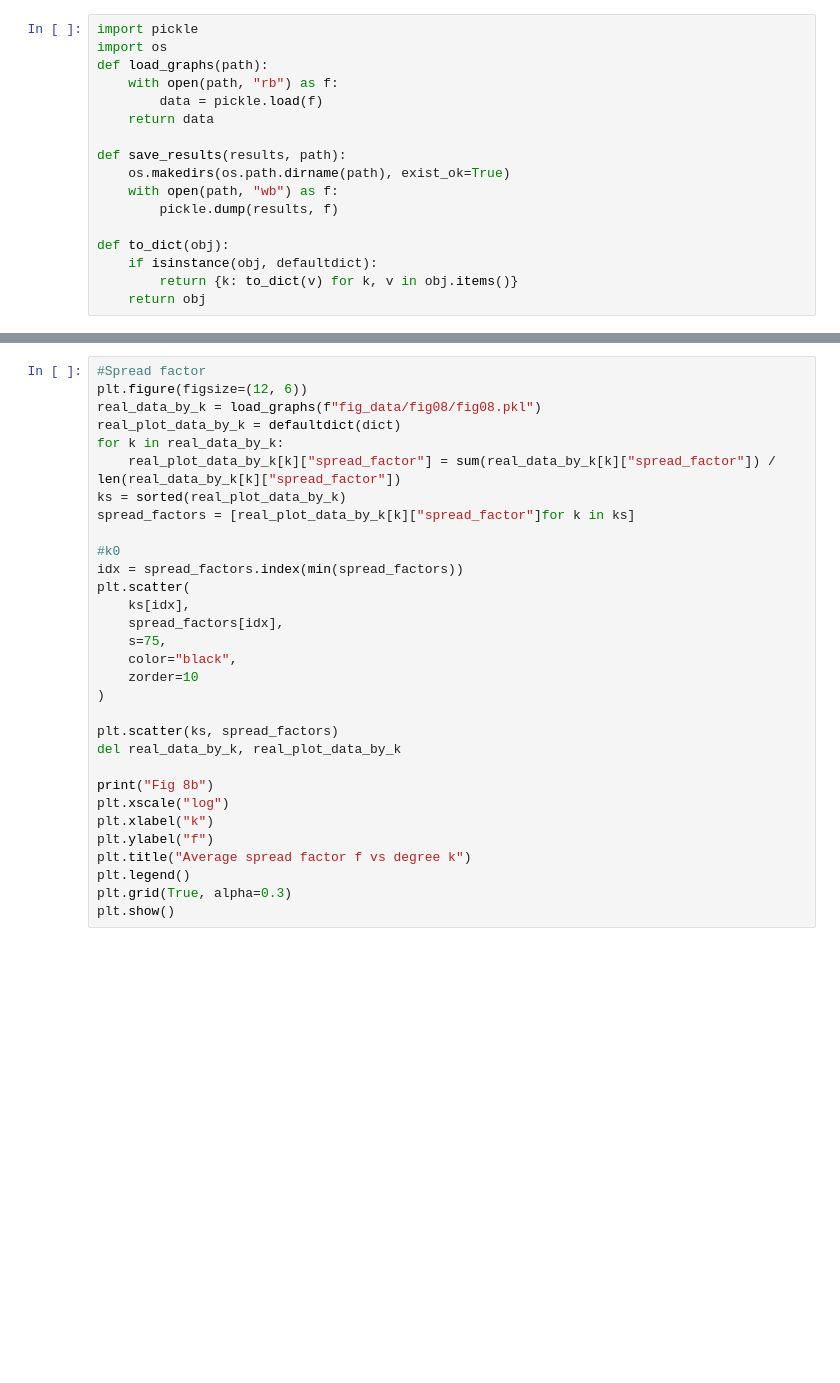
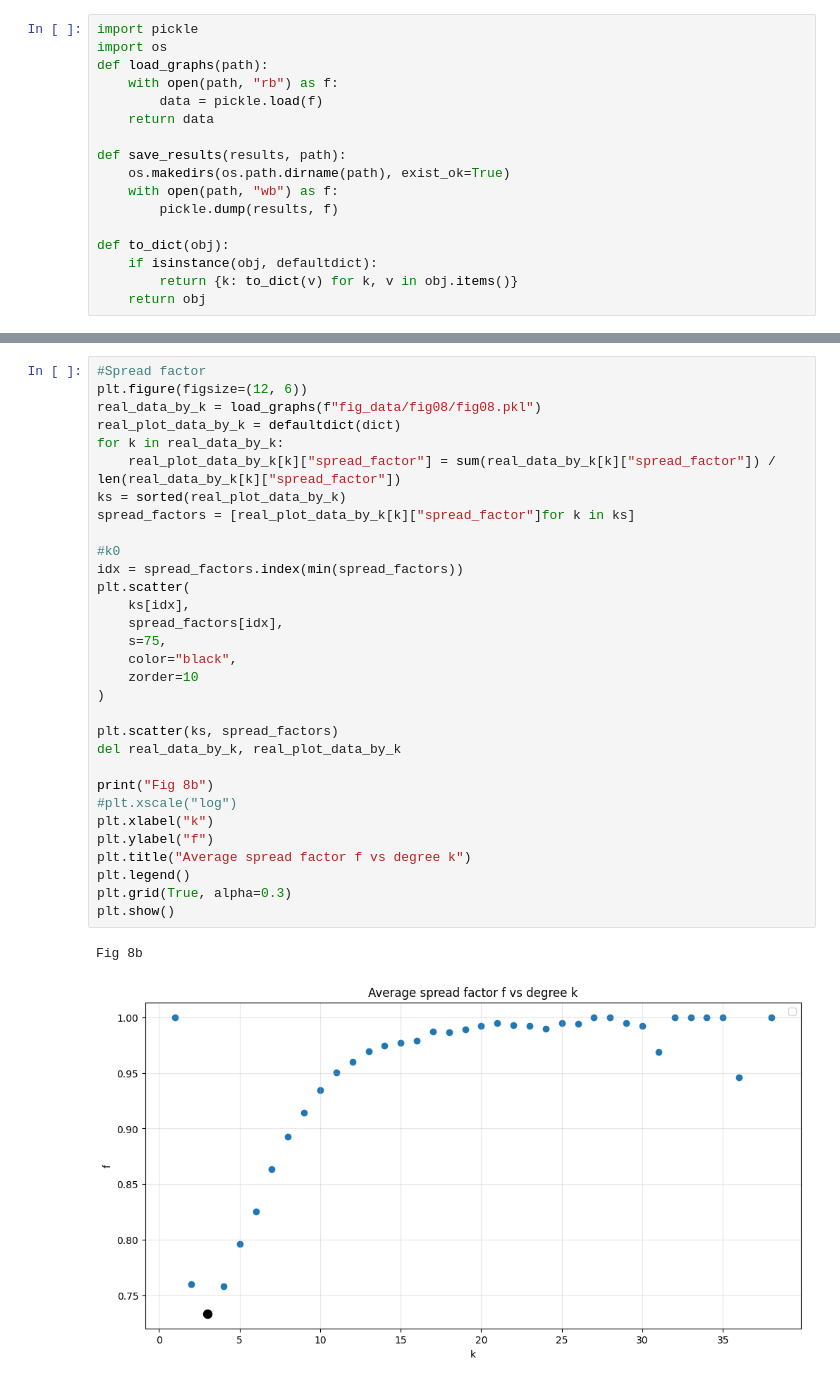
Before and after one commit to DoDoanHoangDu/GossipSpreadSimulation, a Jupyter notebook: simulation_fig08.ipynb, the cells around one changed output, grey strips where cells are left out. Saved outputs shown, nothing was run; the diff lists cells and outputs as text; blank space fills up the shorter version.

```diff
--- a/simulation_fig08.ipynb
+++ b/simulation_fig08.ipynb
@@ -124,31 +129,34 @@ plt.show()
 # %%
 #Spread factor
 plt.figure(figsize=(12, 6))
 real_data_by_k = load_graphs(f"fig_data/fig08/fig08.pkl")
 real_plot_data_by_k = defaultdict(dict)
 for k in real_data_by_k:
     real_plot_data_by_k[k]["spread_factor"] = sum(real_data_by_k[k]["spread_factor"]) / len(real_data_by_k[k]["spread_factor"])
 ks = sorted(real_plot_data_by_k)
 spread_factors = [real_plot_data_by_k[k]["spread_factor"]for k in ks]
 
 #k0
 idx = spread_factors.index(min(spread_factors))
 plt.scatter(
     ks[idx],
     spread_factors[idx],
     s=75,
     color="black",
     zorder=10
 )
 
 plt.scatter(ks, spread_factors)
 del real_data_by_k, real_plot_data_by_k
 
 print("Fig 8b")
-plt.xscale("log")
+#plt.xscale("log")
 plt.xlabel("k")
 plt.ylabel("f")
 plt.title("Average spread factor f vs degree k")
 plt.legend()
 plt.grid(True, alpha=0.3)
 plt.show()
+# %% [output]
+Fig 8b
+[figure, added]
```
Also changed, not shown: parts of 2 cells of this notebook.
